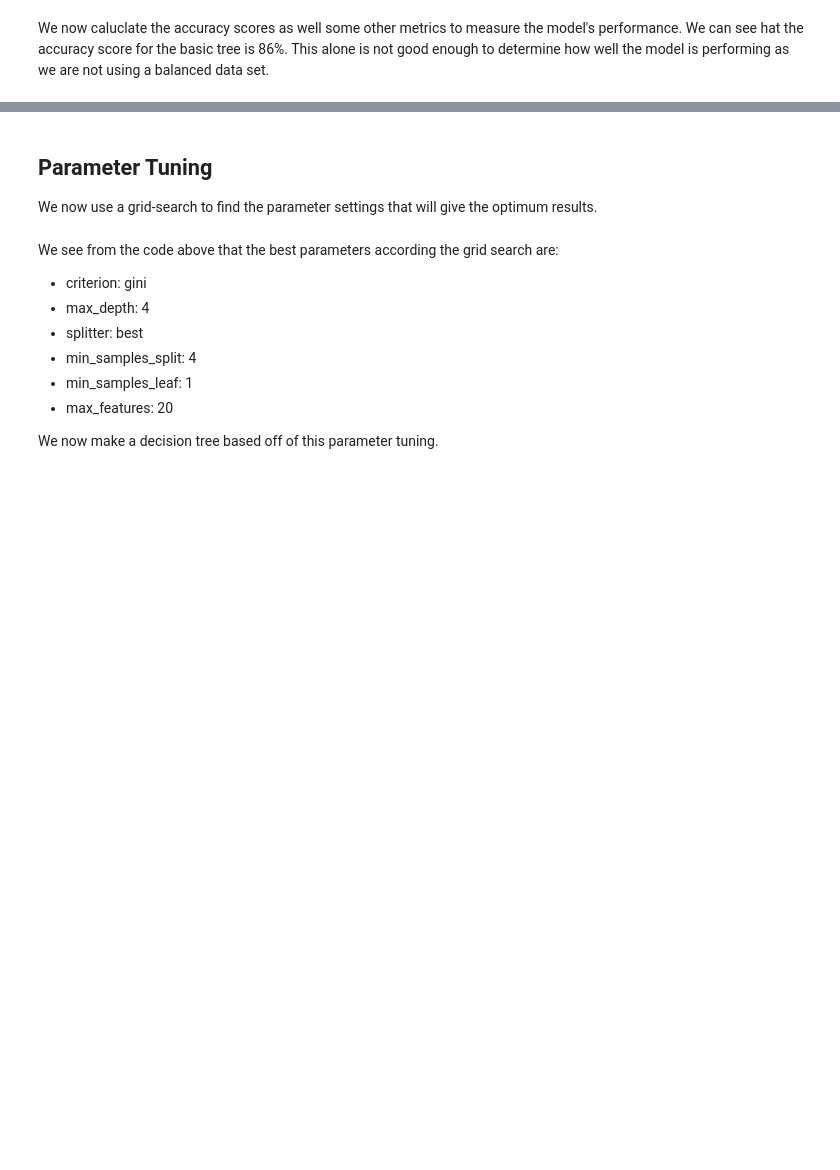
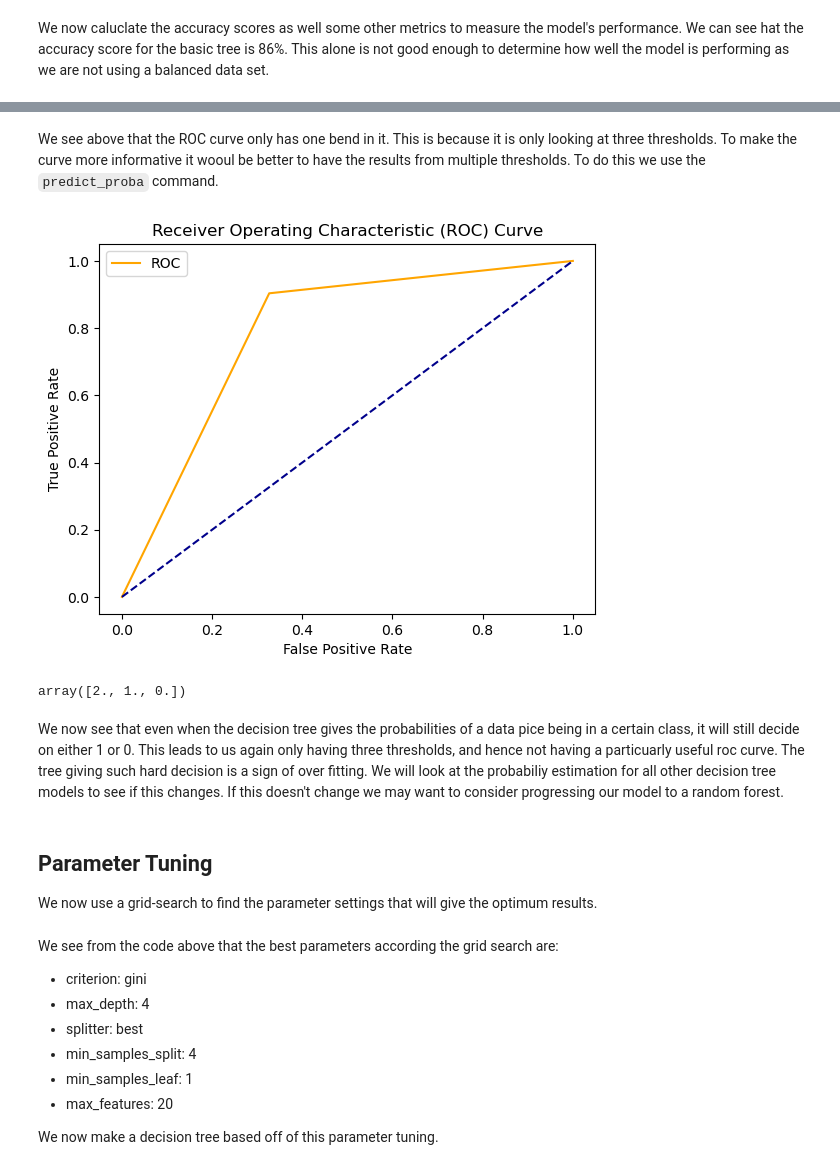
Before and after one commit to christianndjanda/-DST_Assessment_1_Group_4, a Jupyter notebook: KatherineW/Decision Tree- Tuning parameters.ipynb, the cells around one changed output, grey strips where cells are left out. Drawn from its saved outputs; the diff is of its cells as text; code cells hidden in the pictures; blank space fills up the shorter version.

```diff
--- a/KatherineW/Decision Tree- Tuning parameters.ipynb
+++ b/KatherineW/Decision Tree- Tuning parameters.ipynb
@@ -92,3 +92,24 @@ plt.show()
+# %% [markdown]
+We see above that the ROC curve only has one bend in it. This is because it is only looking at three thresholds. To make the curve more informative it wooul be better to have the results from multiple thresholds. To do this we use the `predict_proba` command.
+# %%
+y_hatNEW = DT.predict_proba(X_test)
+fprNEW, tprNEW, thresholds = metrics.roc_curve(y_test, y_hatNEW[:,1])
+# %%
+plt.plot(fprNEW, tprNEW, color='orange', label='ROC')
+plt.plot([0, 1], [0, 1], color='darkblue', linestyle='--')
+plt.xlabel('False Positive Rate')
+plt.ylabel('True Positive Rate')
+plt.title('Receiver Operating Characteristic (ROC) Curve')
+plt.legend()
+plt.show()
+# %% [output]
+[figure, added]
+# %%
+thresholds
+# %% [output]
+array([2., 1., 0.])
+# %% [markdown]
+We now see that even when the decision tree gives the probabilities of a data pice being in a certain class, it will still decide on either 1 or 0. This leads to us again only having three thresholds, and hence not having a particuarly useful roc curve. The tree giving such hard decision is a sign of over fitting. We will look at the probabiliy estimation for all other decision tree models to see if this changes. If this doesn't change we may want to consider progressing our model to a random forest.
 # %% [markdown]
 ## Parameter Tuning
 We now use a grid-search to find the parameter settings that will give the optimum results.
```
Also changed, not shown: parts of 17 cells of this notebook.
